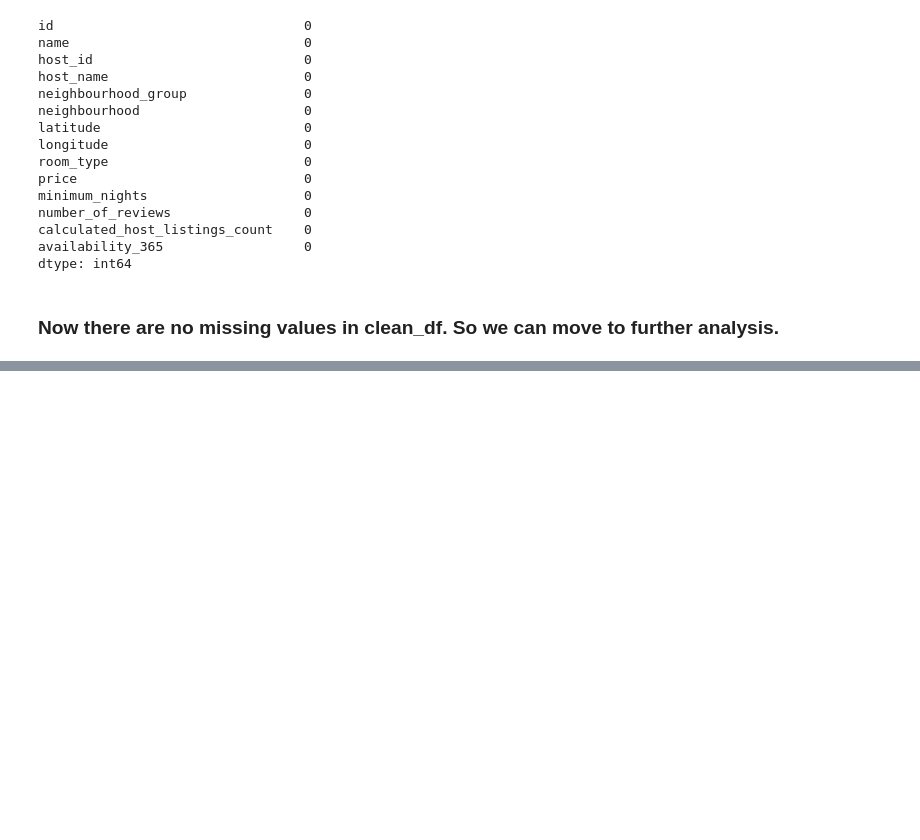
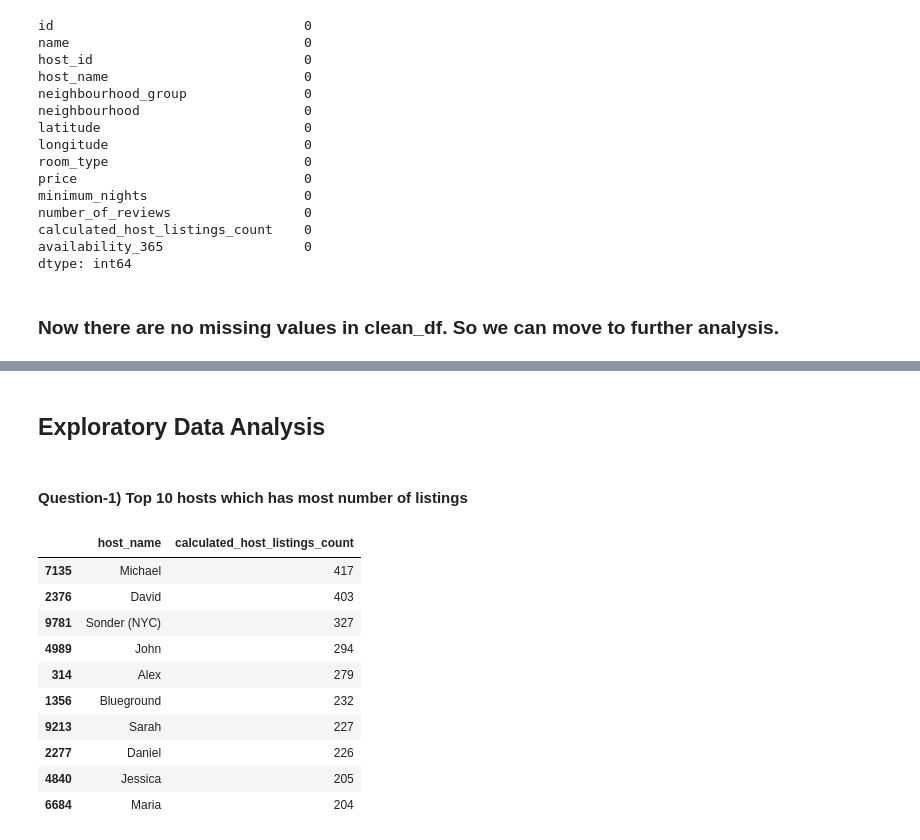
Before and after one commit to AshishMekhe/Capstone-Project-Airbnb-Data-Analysis, a Jupyter notebook: Airbnb_Bookings_Analysis_Capstone_Project.ipynb, the cells around one changed output, grey strips where cells are left out. Saved outputs shown, nothing was run; the diff lists cells and outputs as text; code cells hidden in the pictures; blank space fills up the shorter version.

Commit message:
Question No. 1

```diff
--- a/Airbnb_Bookings_Analysis_Capstone_Project.ipynb
+++ b/Airbnb_Bookings_Analysis_Capstone_Project.ipynb
@@ -182,0 +196,21 @@ clean_df.head()
+# %% [markdown]
+## **Exploratory Data Analysis**
+# %% [markdown]
+####  **Question-1)** Top 10 hosts which has most number of listings
+# %%
+# checking the top
+top_10_hosts = airbnb_data.groupby(["host_name"]).count()['calculated_host_listings_count'].reset_index()
+top_10_hosts=top_10_hosts.sort_values(by=['calculated_host_listings_count'], ascending=False).head(10)
+top_10_hosts
+# %% [output]
+|  | host_name | calculated_host_listings_count |
+| 7135 | Michael | 417 |
+| 2376 | David | 403 |
+| 9781 | Sonder (NYC) | 327 |
+| 4989 | John | 294 |
+| 314 | Alex | 279 |
+| 1356 | Blueground | 232 |
+| 9213 | Sarah | 227 |
+| 2277 | Daniel | 226 |
+| 4840 | Jessica | 205 |
+| 6684 | Maria | 204 |
```
Also changed, not shown: parts of 8 cells of this notebook.
